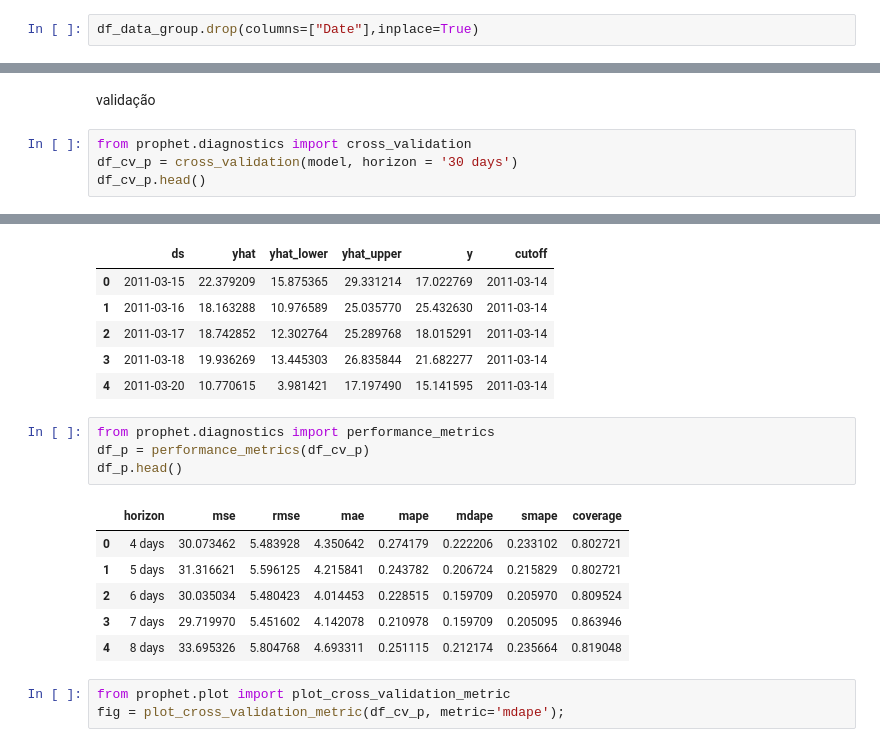
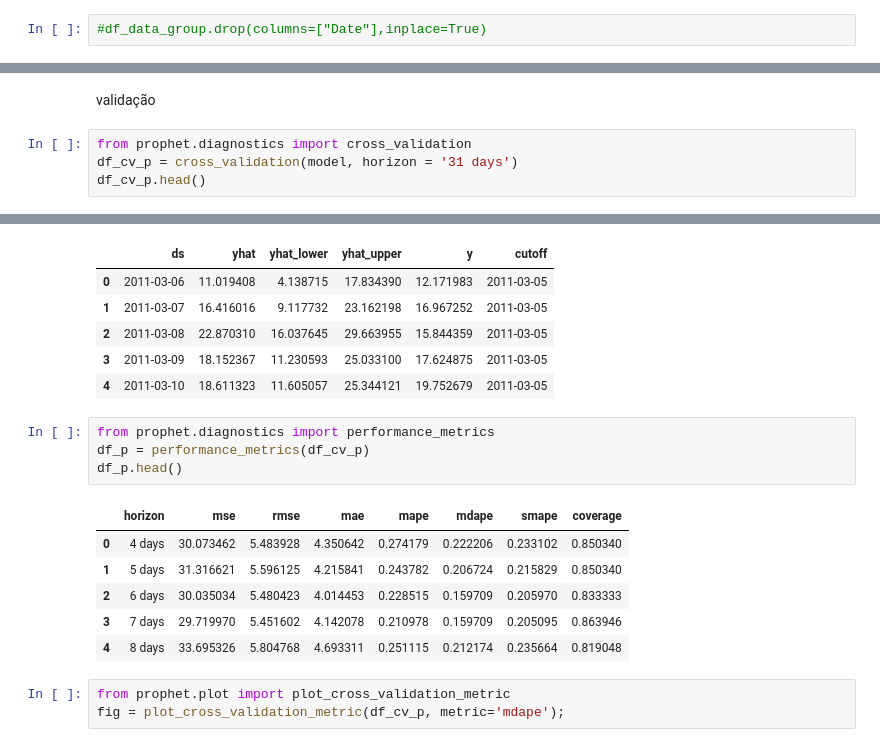
Before and after one commit to cmatheusIA/teste-manfing, a Jupyter notebook: model.ipynb, the cells around one changed output, grey strips where cells are left out. Saved outputs shown, nothing was run; the diff lists cells and outputs as text.

```diff
--- a/model.ipynb
+++ b/model.ipynb
@@ -34,7 +34,7 @@ df_data_group
 | 2011-12-09 | 7.995074 | 19.982143 |
 305 rows × 2 columns
 # %%
-df_data_group.drop(columns=["Date"],inplace=True)
+#df_data_group.drop(columns=["Date"],inplace=True)
 # %%
 df_data_group.reset_index(inplace=True)
 # %%
@@ -169,6 +169,6 @@ model.plot_components(forecast);
 validação
 # %%
 from prophet.diagnostics import cross_validation
-df_cv_p = cross_validation(model, horizon = '30 days')
+df_cv_p = cross_validation(model, horizon = '31 days')
 df_cv_p.head()
 # %% [output]
@@ -176,18 +176,18 @@ INFO:prophet:Making 17 forecasts with cutoffs between 2011-03-14 00:00:00 and 20
 |  | ds | yhat | yhat_lower | yhat_upper | y | cutoff |
-| 0 | 2011-03-15 | 22.379209 | 15.875365 | 29.331214 | 17.022769 | 2011-03-14 |
-| 1 | 2011-03-16 | 18.163288 | 10.976589 | 25.035770 | 25.432630 | 2011-03-14 |
-| 2 | 2011-03-17 | 18.742852 | 12.302764 | 25.289768 | 18.015291 | 2011-03-14 |
-| 3 | 2011-03-18 | 19.936269 | 13.445303 | 26.835844 | 21.682277 | 2011-03-14 |
-| 4 | 2011-03-20 | 10.770615 | 3.981421 | 17.197490 | 15.141595 | 2011-03-14 |
+| 0 | 2011-03-06 | 11.019408 | 4.138715 | 17.834390 | 12.171983 | 2011-03-05 |
+| 1 | 2011-03-07 | 16.416016 | 9.117732 | 23.162198 | 16.967252 | 2011-03-05 |
+| 2 | 2011-03-08 | 22.870310 | 16.037645 | 29.663955 | 15.844359 | 2011-03-05 |
+| 3 | 2011-03-09 | 18.152367 | 11.230593 | 25.033100 | 17.624875 | 2011-03-05 |
+| 4 | 2011-03-10 | 18.611323 | 11.605057 | 25.344121 | 19.752679 | 2011-03-05 |
 # %%
 from prophet.diagnostics import performance_metrics
 df_p = performance_metrics(df_cv_p)
 df_p.head()
 # %% [output]
 |  | horizon | mse | rmse | mae | mape | mdape | smape | coverage |
-| 0 | 4 days | 30.073462 | 5.483928 | 4.350642 | 0.274179 | 0.222206 | 0.233102 | 0.802721 |
-| 1 | 5 days | 31.316621 | 5.596125 | 4.215841 | 0.243782 | 0.206724 | 0.215829 | 0.802721 |
-| 2 | 6 days | 30.035034 | 5.480423 | 4.014453 | 0.228515 | 0.159709 | 0.205970 | 0.809524 |
+| 0 | 4 days | 30.073462 | 5.483928 | 4.350642 | 0.274179 | 0.222206 | 0.233102 | 0.850340 |
+| 1 | 5 days | 31.316621 | 5.596125 | 4.215841 | 0.243782 | 0.206724 | 0.215829 | 0.850340 |
+| 2 | 6 days | 30.035034 | 5.480423 | 4.014453 | 0.228515 | 0.159709 | 0.205970 | 0.833333 |
 | 3 | 7 days | 29.719970 | 5.451602 | 4.142078 | 0.210978 | 0.159709 | 0.205095 | 0.863946 |
 | 4 | 8 days | 33.695326 | 5.804768 | 4.693311 | 0.251115 | 0.212174 | 0.235664 | 0.819048 |
 # %%
```
Also changed, not shown: parts of 25 cells of this notebook.
